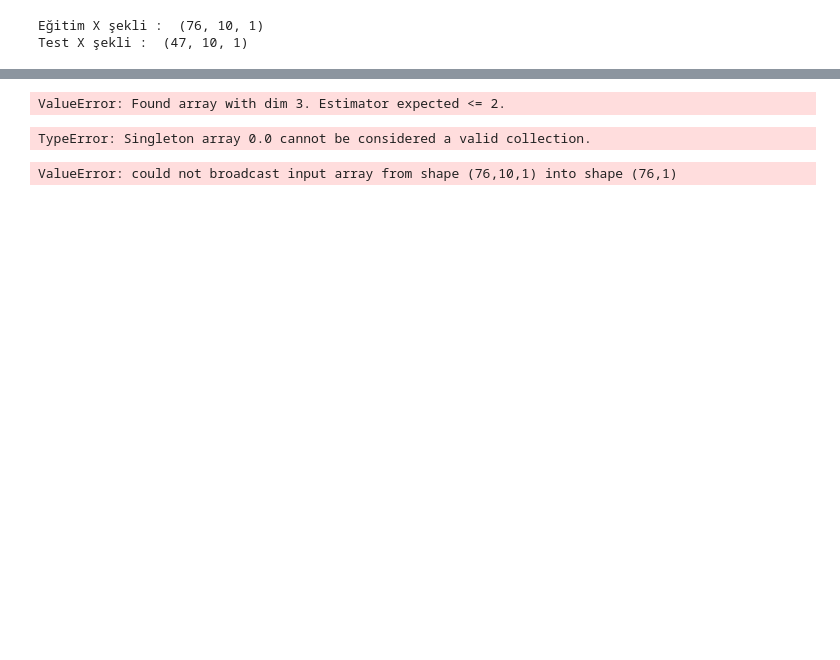
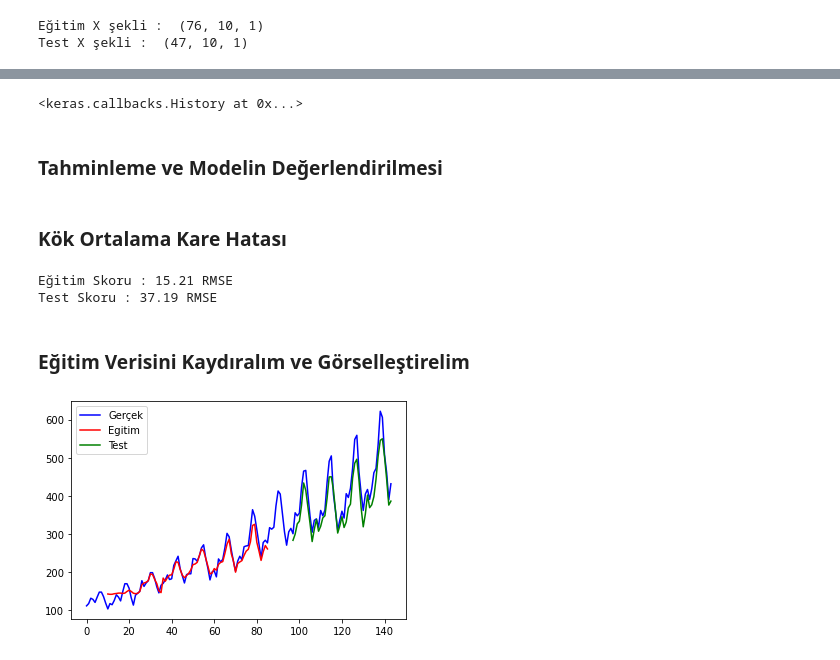
Before and after one commit to VedatBiner/BTK-VeriMaratonu, a Jupyter notebook: RNN-SinirAglari.ipynb, the cells around one changed output, grey strips where cells are left out. Cells and saved outputs as stored; diff of their text form; code cells hidden in the pictures; blank space fills up the shorter version.

```diff
--- a/RNN-SinirAglari.ipynb
+++ b/RNN-SinirAglari.ipynb
@@ -10,6 +16,6 @@ warnings.filterwarnings("ignore")
 # %%
 # Veriyi içeri alalım
-veri = pd.read_csv("uluslararasi_havayolu_yolculari.csv")
+veri = pd.read_csv("/DATA/datasets/uluslararasi_havayolu_yolculari.csv")
 veri.head()
 # %% [output]
 |  | Month | International airline passengers:... |
@@ -114,7 +138,9 @@ regressor.add(SimpleRNN(units = 20, activation = "relu", return_sequences = True
 regressor.add(Dropout(0.2))
 
 # Beşinci Katman ve drop out Katmanı
-regressor.add(SimpleRNN(units = 10, activation = "relu", return_sequences = True))
+# Aşağıdaki satır hata verdi. Altındaki satır gibi değiştirdim.
+# regressor.add(SimpleRNN(units = 10, activation = "relu", return_sequences = True))
+regressor.add(SimpleRNN(units = 10, activation = "relu", return_sequences = False))
 regressor.add(Dropout(0.2))
 
 # tek bir çıktı olacak
@@ -125,6 +151,10 @@ regressor.compile(optimizer = "adam", loss = "mean_squared_error")
 
 # Eğitim başlasın
 regressor.fit(egitimX, egitimY, epochs = 250, batch_size = 50, verbose = 0)
+# %% [output]
+<keras.callbacks.History at 0x...>
+# %% [markdown]
+### Tahminleme ve Modelin Değerlendirilmesi
 # %%
 # tahminler
 import math
@@ -138,30 +168,33 @@ egitimTahmin = scaler.inverse_transform(egitimTahmin)
 egitimY = scaler.inverse_transform([egitimY])
 testTahmin = scaler.inverse_transform(testTahmin)
 testY = scaler.inverse_transform([testY])
-# %% [output]
-ValueError: Found array with dim 3. Estimator expected <= 2.
+# %% [markdown]
+### Kök Ortalama Kare Hatası
 # %%
 # Kök ortalama kare hatası
 trainScore = math.sqrt(mean_squared_error(egitimY[0], egitimTahmin[:, 0]))
 print("Eğitim Skoru : %.2f RMSE " % (trainScore))
 testScore = math.sqrt(mean_squared_error(testY[0], testTahmin[:, 0]))
-print("Test Skoru : %.2f RMSE " % (trainScore))
+print("Test Skoru : %.2f RMSE " % (testScore))
 # %% [output]
-TypeError: Singleton array 0.0 cannot be considered a valid collection.
+Eğitim Skoru : 15.21 RMSE
+Test Skoru : 37.19 RMSE
+# %% [markdown]
+### Eğitim Verisini Kaydıralım ve Görselleştirelim
 # %%
 # Eğitim  verisini kaydıralım
 trainPredictPlot = np.empty_like(veri)
 trainPredictPlot[:, :] = np.nan
 trainPredictPlot[time_stemp:len(egitimTahmin) + time_stemp, :] = egitimTahmin
 # test verisini kaydır
 testPredictPlot = np.empty_like(veri)
 testPredictPlot[:, :] = np.nan
-testPredictPlot[len(egitimTahmin) + (time_stemp * 2) + 1: len(veri) - 1]
+testPredictPlot[len(egitimTahmin) + (time_stemp * 2) + 1: len(veri) - 1] = testTahmin
 # Görselleştir.
 plt.plot(scaler.inverse_transform(veri_scaled), color = "b", label = "Gerçek")
 plt.plot(trainPredictPlot, color = "r", label = "Egitim")
 plt.plot(testPredictPlot, color = "g", label = "Test")
 plt.legend()
 plt.show()
 # %% [output]
-ValueError: could not broadcast input array from shape (76,10,1) into shape (76,1)
+[figure, added]
```
Also changed, not shown: parts of 13 cells of this notebook, 1 other file.
